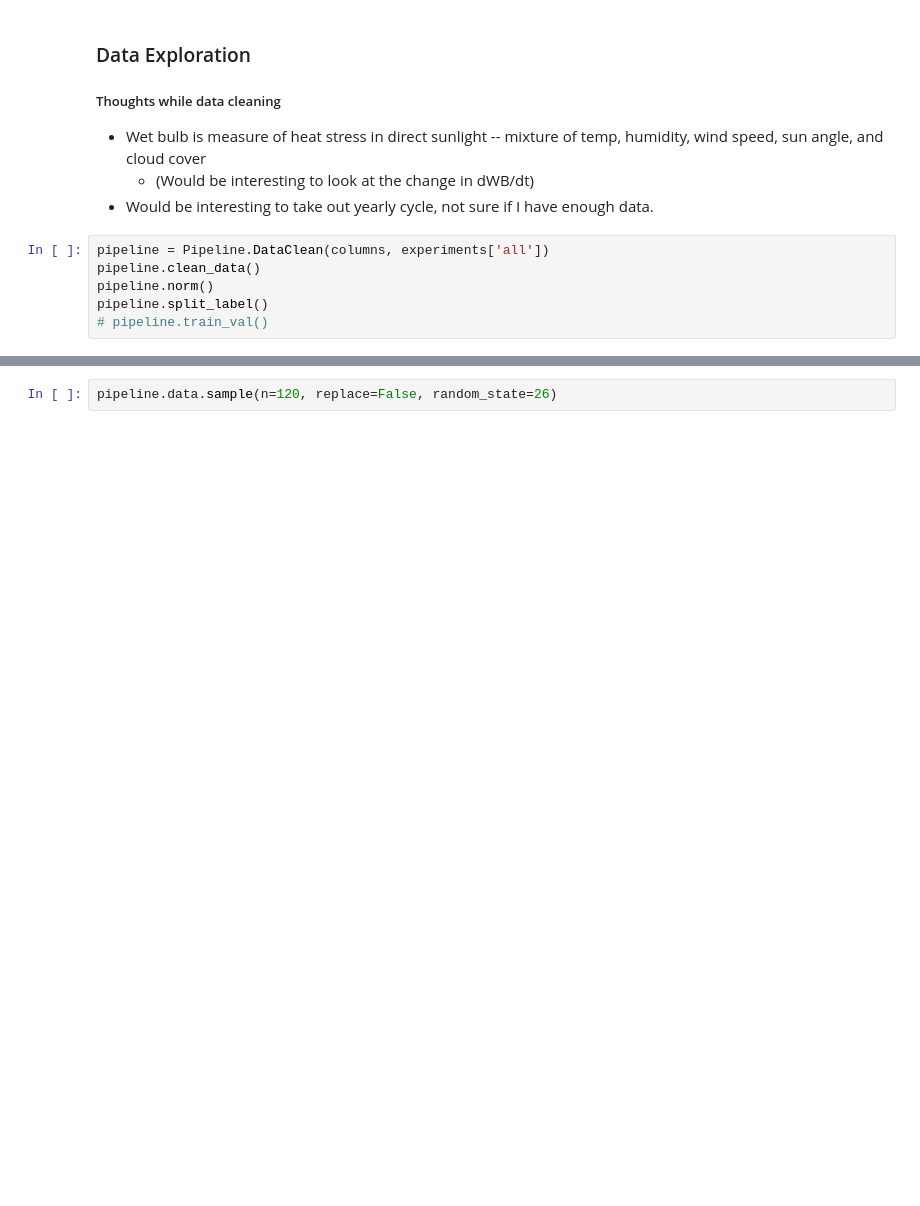
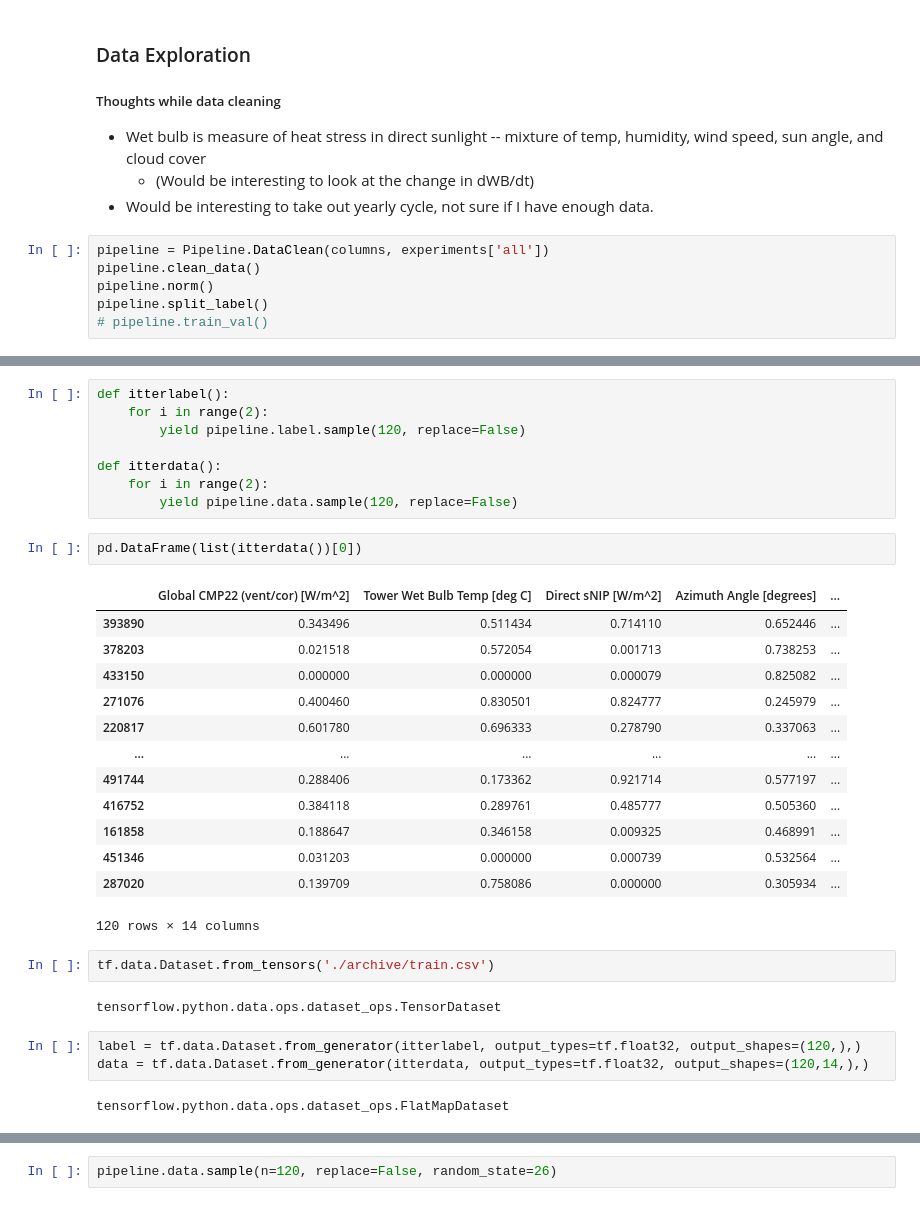
Before and after one commit to emilylach/SolarNN, a Jupyter notebook: DataCleaning.ipynb, the cells around one changed output, grey strips where cells are left out. Saved outputs shown, nothing was run; the diff lists cells and outputs as text; blank space fills up the shorter version.

```diff
--- a/DataCleaning.ipynb
+++ b/DataCleaning.ipynb
@@ -45,0 +63,33 @@ pipeline.split_label()
+# %%
+def itterlabel():
+    for i in range(2):
+        yield pipeline.label.sample(120, replace=False)
+
+def itterdata():
+    for i in range(2):
+        yield pipeline.data.sample(120, replace=False)
+# %%
+pd.DataFrame(list(itterdata())[0])
+# %% [output]
+|  | Global CMP22 (vent/cor) [W/m^2] | Tower Wet Bulb Temp [deg C] | Direct sNIP [W/m^2] | Azimuth Angle [degrees] | ... |
+| 393890 | 0.343496 | 0.511434 | 0.714110 | 0.652446 | ... |
+| 378203 | 0.021518 | 0.572054 | 0.001713 | 0.738253 | ... |
+| 433150 | 0.000000 | 0.000000 | 0.000079 | 0.825082 | ... |
+| 271076 | 0.400460 | 0.830501 | 0.824777 | 0.245979 | ... |
+| 220817 | 0.601780 | 0.696333 | 0.278790 | 0.337063 | ... |
+| ... | ... | ... | ... | ... | ... |
+| 491744 | 0.288406 | 0.173362 | 0.921714 | 0.577197 | ... |
+| 416752 | 0.384118 | 0.289761 | 0.485777 | 0.505360 | ... |
+| 161858 | 0.188647 | 0.346158 | 0.009325 | 0.468991 | ... |
+| 451346 | 0.031203 | 0.000000 | 0.000739 | 0.532564 | ... |
+| 287020 | 0.139709 | 0.758086 | 0.000000 | 0.305934 | ... |
+120 rows × 14 columns
+# %%
+tf.data.Dataset.from_tensors('./archive/train.csv')
+# %% [output]
+tensorflow.python.data.ops.dataset_ops.TensorDataset
+# %%
+label = tf.data.Dataset.from_generator(itterlabel, output_types=tf.float32, output_shapes=(120,),)
+data = tf.data.Dataset.from_generator(itterdata, output_types=tf.float32, output_shapes=(120,14,),)
+# %% [output]
+tensorflow.python.data.ops.dataset_ops.FlatMapDataset
```
Also changed, not shown: parts of 7 cells of this notebook, 3 other files.
